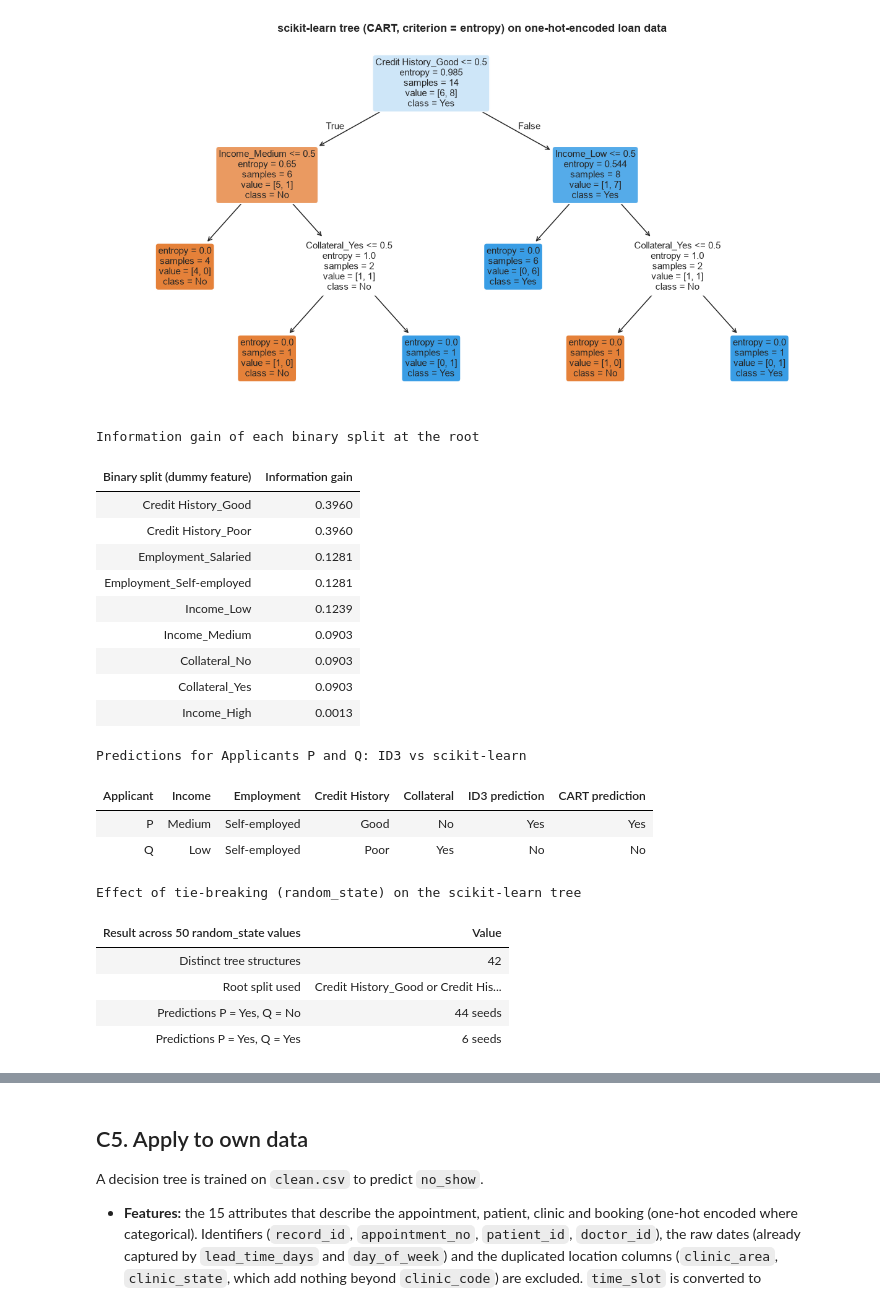
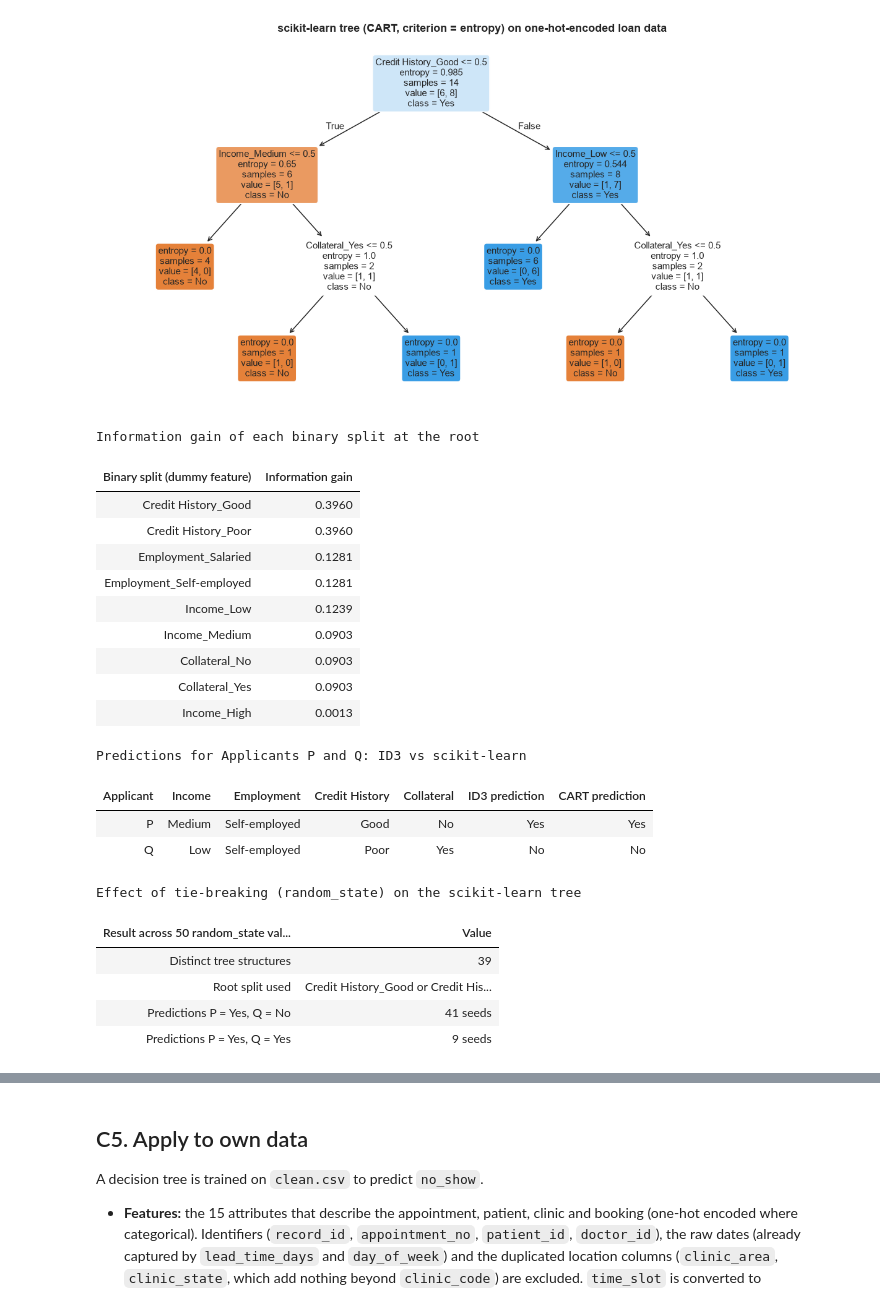
Before and after one commit to qist-tuah/WIE3007_A1_23001946, a Jupyter notebook: notebook/WIE3007_A1_23001946.ipynb, the cells around one changed output, grey strips where cells are left out. Saved outputs shown, nothing was run; the diff lists cells and outputs as text; code cells hidden in the pictures.

Commit message:
C4: derive tie-experiment seeds from SEED

```diff
--- a/notebook/WIE3007_A1_23001946.ipynb
+++ b/notebook/WIE3007_A1_23001946.ipynb
@@ -1408,41 +1408,42 @@ show_table(applicants[["Applicant"] + ATTRS + ["ID3 prediction", "CART predictio
            "Predictions for Applicants P and Q: ID3 vs scikit-learn")
 
 # scikit-learn breaks ties between equally good splits at random (it shuffles the features with
-# random_state), so different seeds can give different-looking trees. Check 50 seeds:
+# random_state), so different seeds can give different-looking trees. Check 50 seeds derived
+# from my seed (SEED to SEED + 49), so every random_state in the notebook comes from SEED:
 structures, preds = {}, {}
-for rs in range(50):
+for rs in range(SEED, SEED + 50):
     m = DecisionTreeClassifier(criterion="entropy", random_state=rs).fit(X_loan, y_loan)
     structures.setdefault(export_text(m, feature_names=X_loan.columns.tolist()), []).append(rs)
     preds[rs] = tuple(m.predict(X_new))
 pq = pd.Series(preds).value_counts()
 roots = sorted({s.splitlines()[0].split("<=")[0].strip(" |-") for s in structures})
 show_table(pd.DataFrame({
-    "Result across 50 random_state values": ["Distinct tree structures", "Root split used"]
+    "Result across 50 random_state values (SEED to SEED + 49)": ["Distinct tree structures", "Root split used"]
         + [f"Predictions P = {t[0]}, Q = {t[1]}" for t in pq.index],
     "Value": [len(structures), " or ".join(roots)] + [f"{n} seeds" for n in pq.values]}),
     "Effect of tie-breaking (random_state) on the scikit-learn tree", align="left")
 # %% [output]
 Information gain of each binary split at the root
 | Binary split (dummy feature) | Information gain |
 | Credit History_Good | 0.3960 |
 | Credit History_Poor | 0.3960 |
 | Employment_Salaried | 0.1281 |
 | Employment_Self-employed | 0.1281 |
 | Income_Low | 0.1239 |
 | Income_Medium | 0.0903 |
 | Collateral_No | 0.0903 |
 | Collateral_Yes | 0.0903 |
 | Income_High | 0.0013 |
 Predictions for Applicants P and Q: ID3 vs scikit-learn
 | Applicant | Income | Employment | Credit History | Collateral | ID3 prediction | CART prediction |
 | P | Medium | Self-employed | Good | No | Yes | Yes |
 | Q | Low | Self-employed | Poor | Yes | No | No |
 Effect of tie-breaking (random_state) on the scikit-learn tree
-| Result across 50 random_state values | Value |
-| Distinct tree structures | 42 |
+| Result across 50 random_state val... | Value |
+| Distinct tree structures | 39 |
 | Root split used | Credit History_Good or Credit His... |
-| Predictions P = Yes, Q = No | 44 seeds |
-| Predictions P = Yes, Q = Yes | 6 seeds |
+| Predictions P = Yes, Q = No | 41 seeds |
+| Predictions P = Yes, Q = Yes | 9 seeds |
 # %% [markdown]
 ### C4. Where and why the two trees differ
 
```
Also changed, not shown: parts of 1 cell of this notebook.
